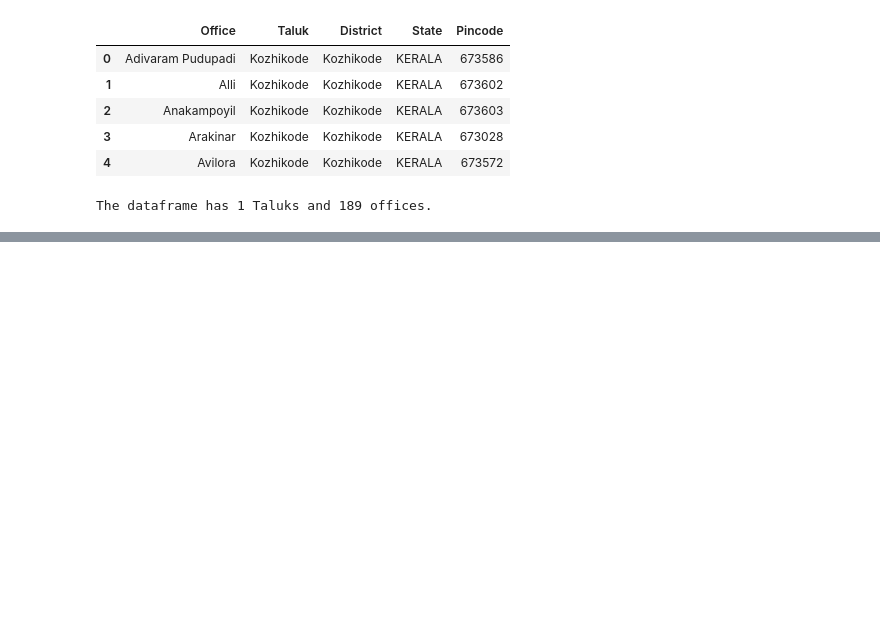
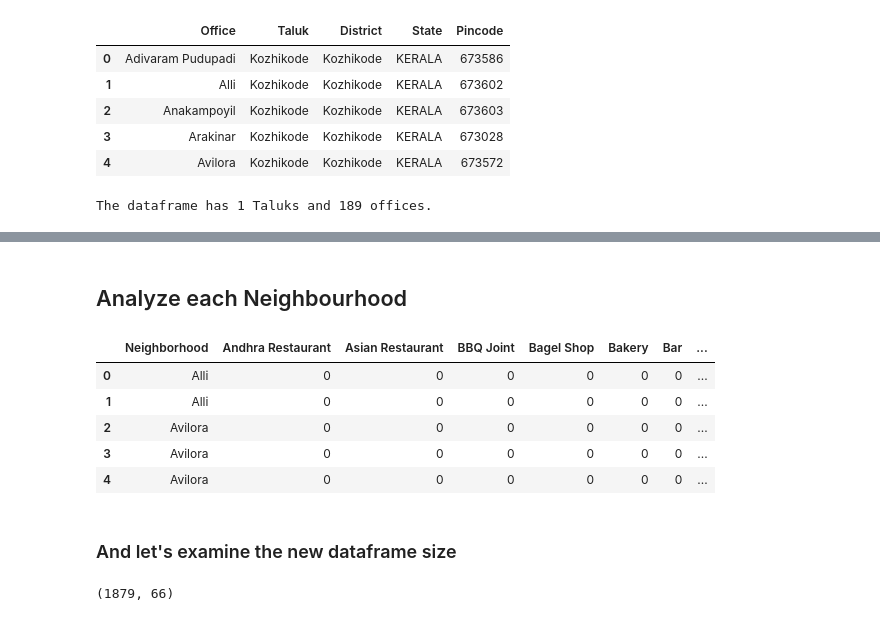
Before and after one commit to ajazHameed/Coursera_Capstone, a Jupyter notebook: coursera_capstone.ipynb, the cells around one changed output, grey strips where cells are left out. Cells and saved outputs as stored; diff of their text form; code cells hidden in the pictures; blank space fills up the shorter version.

```diff
--- a/coursera_capstone.ipynb
+++ b/coursera_capstone.ipynb
@@ -579,0 +749,27 @@ location_cal = geolocator_cal.geocode(address)
+# %% [markdown]
+## Analyze each Neighbourhood
+# %%
+# one hot encoding
+calicut_onehot = pd.get_dummies(calicut_venues[['Venue Category']], prefix="", prefix_sep="")
+
+# add neighborhood column back to dataframe
+calicut_onehot['Neighborhood'] = calicut_venues['Neighborhood']
+
+# move neighborhood column to the first column
+fixed_columns = [calicut_onehot.columns[-1]] + list(calicut_onehot.columns[:-1])
+calicut_onehot = calicut_onehot[fixed_columns]
+
+calicut_onehot.head()
+# %% [output]
+|  | Neighborhood | Andhra Restaurant | Asian Restaurant | BBQ Joint | Bagel Shop | Bakery | Bar | ... |
+| 0 | Alli | 0 | 0 | 0 | 0 | 0 | 0 | ... |
+| 1 | Alli | 0 | 0 | 0 | 0 | 0 | 0 | ... |
+| 2 | Avilora | 0 | 0 | 0 | 0 | 0 | 0 | ... |
+| 3 | Avilora | 0 | 0 | 0 | 0 | 0 | 0 | ... |
+| 4 | Avilora | 0 | 0 | 0 | 0 | 0 | 0 | ... |
+# %% [markdown]
+### And let's examine the new dataframe size
+# %%
+calicut_onehot.shape
+# %% [output]
+(1879, 66)
```
Also changed, not shown: parts of 35 cells of this notebook.
